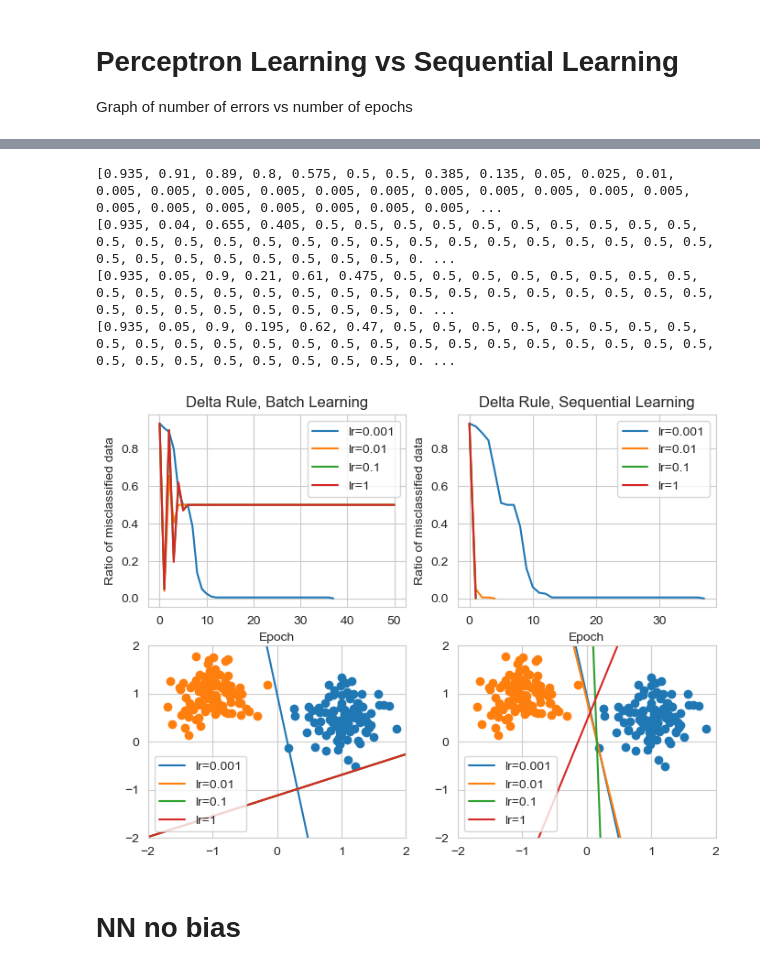
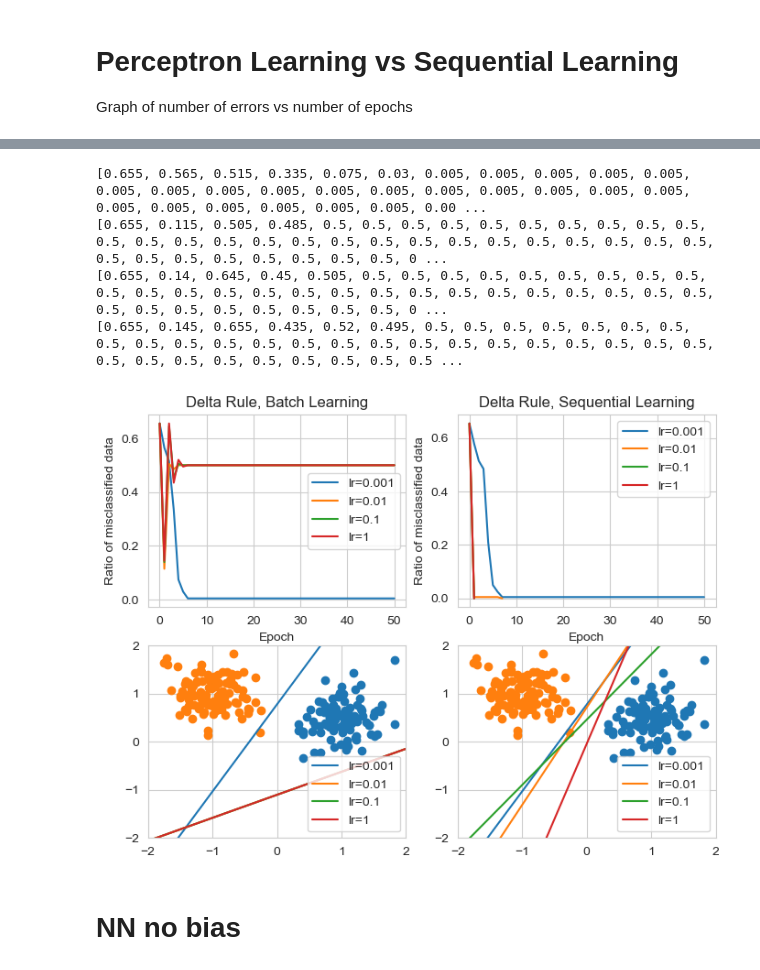
Before and after one commit to Pwspang/DD2437-ANN, a Jupyter notebook: Lab 1.ipynb, the cells around one changed output, grey strips where cells are left out. Saved outputs shown, nothing was run; the diff lists cells and outputs as text; code cells hidden in the pictures.

```diff
--- a/Lab 1.ipynb
+++ b/Lab 1.ipynb
@@ -95,7 +95,7 @@ class NN:
         return np.count_nonzero(result==0)/self.label.shape[1]
 
     def display_graph(self, plt):
-        if self.lr == 0.001:
+        if self.lr == 1:
             plt.scatter(x=classA[0], y=classA[1])
             plt.scatter(x=classB[0], y=classB[1])
 
@@ -158,9 +158,9 @@ class NN:
 
 
 t = NN(2, 0.001, dataset, label, np.random.randn(1, 2+1))
-#t.train_batch(50)
+t.train_batch(50)
 #t.train_sequential(50)
-t.train_perceptron_learning(50)
+#t.train_perceptron_learning(50)
 fig, axs = plt.subplots(1, 1, figsize=(8, 6))
 #l = t.get_learning()
 #print(l)
@@ -183,4 +183,6 @@ array([[-3.26067866, -0.12176373, -2.23465922]])
 # %%
+weights = np.random.randn(1, 2+1)
+weights
 learning_rate = [0.001, 0.01, 0.1, 1]
 #t = NN(2, 0.001, dataset, label)
 
@@ -229,4 +231,6 @@ Text(0.5, 1.0, 'Delta Rule, Sequential Learning')
 # %%
+weights = np.random.randn(1, 2+1)
+weights
 learning_rate = [0.001, 0.01, 0.1, 1]
 #t = NN(2, 0.001, dataset, label)
 
@@ -245,38 +249,38 @@ for lr in learning_rate:
     axs[0, 0].set_xlabel("Epoch")
     axs[0, 0].set_ylabel("Ratio of misclassified data")
     count += 1
     t.display_graph(axs[1, 0])
 
 
 # Sequential Learning
 count = 0
 for lr in learning_rate:
     t = NN(2, lr, dataset, label, weights)
     t.train_sequential(50)
     l = t.get_learning()
     #print(l, t.get_weights())
 
     axs[0, 1].plot([i for i in range(len(l))] , l, label=f"lr={lr}")
     axs[0, 1].set_xlabel("Epoch")
     axs[0, 1].set_ylabel("Ratio of misclassified data")
     count += 1
     t.display_graph(axs[1, 1])
 
 axs[0,1].legend()
 axs[0,0].legend()
 axs[1,1].legend()
 axs[1,0].legend()
 
 axs[0, 0].set_title("Delta Rule, Batch Learning")
 axs[0, 1].set_title("Delta Rule, Sequential Learning")
 
 print()
 # %% [output]
-[0.935, 0.91, 0.89, 0.8, 0.575, 0.5, 0.5, 0.385, 0.135, 0.05, 0.025, 0.01, 0.005, 0.005, 0.005, 0.005, 0.005, 0.005, 0.005, 0.005, 0.005, 0.005, 0.005, 0.005, 0.005, 0.005, 0.005, 0.005, 0.005, 0.005, ...
-[0.935, 0.04, 0.655, 0.405, 0.5, 0.5, 0.5, 0.5, 0.5, 0.5, 0.5, 0.5, 0.5, 0.5, 0.5, 0.5, 0.5, 0.5, 0.5, 0.5, 0.5, 0.5, 0.5, 0.5, 0.5, 0.5, 0.5, 0.5, 0.5, 0.5, 0.5, 0.5, 0.5, 0.5, 0.5, 0.5, 0.5, 0.5, 0. ...
-[0.935, 0.05, 0.9, 0.21, 0.61, 0.475, 0.5, 0.5, 0.5, 0.5, 0.5, 0.5, 0.5, 0.5, 0.5, 0.5, 0.5, 0.5, 0.5, 0.5, 0.5, 0.5, 0.5, 0.5, 0.5, 0.5, 0.5, 0.5, 0.5, 0.5, 0.5, 0.5, 0.5, 0.5, 0.5, 0.5, 0.5, 0.5, 0. ...
-[0.935, 0.05, 0.9, 0.195, 0.62, 0.47, 0.5, 0.5, 0.5, 0.5, 0.5, 0.5, 0.5, 0.5, 0.5, 0.5, 0.5, 0.5, 0.5, 0.5, 0.5, 0.5, 0.5, 0.5, 0.5, 0.5, 0.5, 0.5, 0.5, 0.5, 0.5, 0.5, 0.5, 0.5, 0.5, 0.5, 0.5, 0.5, 0. ...
+[0.655, 0.565, 0.515, 0.335, 0.075, 0.03, 0.005, 0.005, 0.005, 0.005, 0.005, 0.005, 0.005, 0.005, 0.005, 0.005, 0.005, 0.005, 0.005, 0.005, 0.005, 0.005, 0.005, 0.005, 0.005, 0.005, 0.005, 0.005, 0.00 ...
+[0.655, 0.115, 0.505, 0.485, 0.5, 0.5, 0.5, 0.5, 0.5, 0.5, 0.5, 0.5, 0.5, 0.5, 0.5, 0.5, 0.5, 0.5, 0.5, 0.5, 0.5, 0.5, 0.5, 0.5, 0.5, 0.5, 0.5, 0.5, 0.5, 0.5, 0.5, 0.5, 0.5, 0.5, 0.5, 0.5, 0.5, 0.5, 0 ...
+[0.655, 0.14, 0.645, 0.45, 0.505, 0.5, 0.5, 0.5, 0.5, 0.5, 0.5, 0.5, 0.5, 0.5, 0.5, 0.5, 0.5, 0.5, 0.5, 0.5, 0.5, 0.5, 0.5, 0.5, 0.5, 0.5, 0.5, 0.5, 0.5, 0.5, 0.5, 0.5, 0.5, 0.5, 0.5, 0.5, 0.5, 0.5, 0 ...
+[0.655, 0.145, 0.655, 0.435, 0.52, 0.495, 0.5, 0.5, 0.5, 0.5, 0.5, 0.5, 0.5, 0.5, 0.5, 0.5, 0.5, 0.5, 0.5, 0.5, 0.5, 0.5, 0.5, 0.5, 0.5, 0.5, 0.5, 0.5, 0.5, 0.5, 0.5, 0.5, 0.5, 0.5, 0.5, 0.5, 0.5, 0.5 ...
-[figure, old version]
+[figure, new version]
 # %% [markdown]
 # NN no bias
 # %%
```
Also changed, not shown: parts of 6 cells of this notebook, 1 other file.
